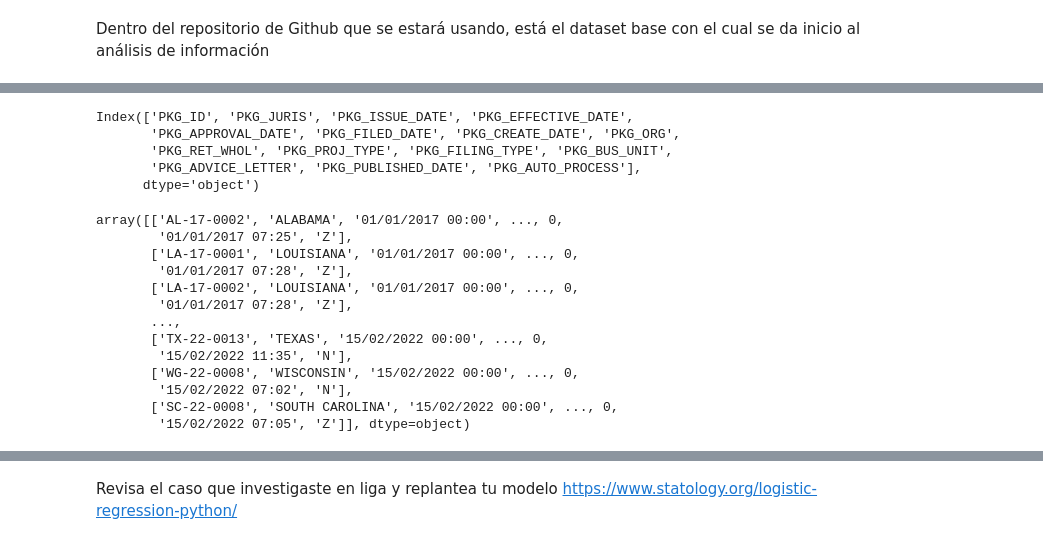
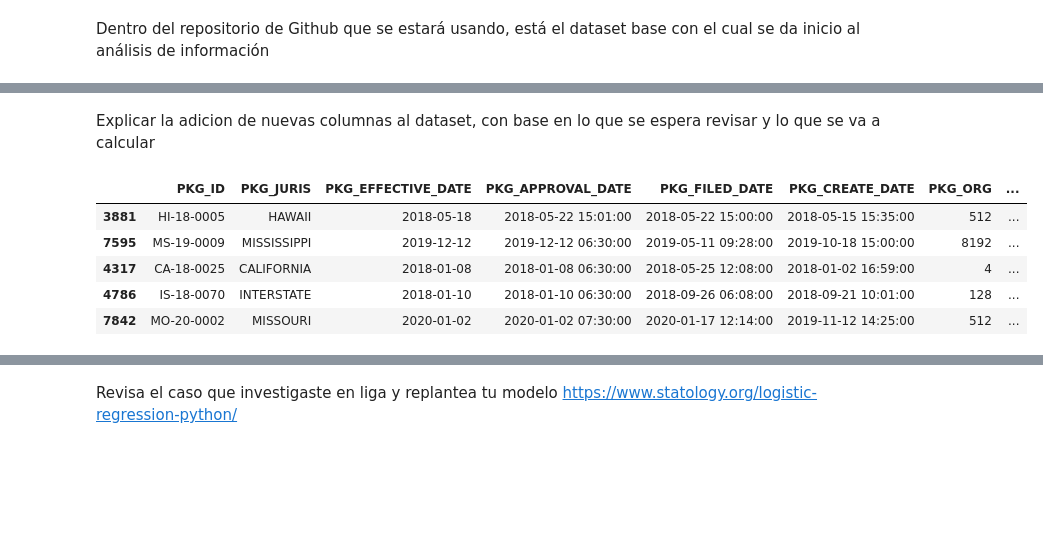
Before and after one commit to wlvvs/FY22-Q2-AI-Hackathon-Anomaly-Detection, a Jupyter notebook: notebooks/AnomalyDetection.ipynb, the cells around one changed output, grey strips where cells are left out. Saved outputs shown, nothing was run; the diff lists cells and outputs as text; code cells hidden in the pictures; blank space fills up the shorter version.

```diff
--- a/notebooks/AnomalyDetection.ipynb
+++ b/notebooks/AnomalyDetection.ipynb
@@ -37,3 +48,6 @@ memory usage: 2.4+ MB
 # %%
-df = df[['PKG_ID', 'PKG_JURIS', 'PKG_ISSUE_DATE', 'PKG_EFFECTIVE_DATE', 'PKG_APPROVAL_DATE', 'PKG_FILED_DATE','PKG_CREATE_DATE', 'PKG_ORG', 'PKG_RET_WHOL', 'PKG_PROJ_TYPE', 'PKG_FILING_TYPE', 'PKG_BUS_UNIT', 'PKG_ADVICE_LETTER', 'PKG_PUBLISHED_DATE', 'PKG_AUTO_PROCESS']]
+df = df[['PKG_ID', 'PKG_JURIS', 'PKG_EFFECTIVE_DATE', 'PKG_APPROVAL_DATE',
+         'PKG_FILED_DATE','PKG_CREATE_DATE', 'PKG_ORG', 'PKG_RET_WHOL',
+         'PKG_PROJ_TYPE', 'PKG_FILING_TYPE', 'PKG_BUS_UNIT', 'PKG_ADVICE_LETTER',
+         'PKG_PUBLISHED_DATE', 'PKG_AUTO_PROCESS']]
 # %%
@@ -178,24 +135,13 @@ memory usage: 1.4+ MB
-# %%
-df.columns
-# %% [output]
-Index(['PKG_ID', 'PKG_JURIS', 'PKG_ISSUE_DATE', 'PKG_EFFECTIVE_DATE',
-       'PKG_APPROVAL_DATE', 'PKG_FILED_DATE', 'PKG_CREATE_DATE', 'PKG_ORG',
-       'PKG_RET_WHOL', 'PKG_PROJ_TYPE', 'PKG_FILING_TYPE', 'PKG_BUS_UNIT',
-       'PKG_ADVICE_LETTER', 'PKG_PUBLISHED_DATE', 'PKG_AUTO_PROCESS'],
-      dtype='object')
-# %%
-df.values
-# %% [output]
-array([['AL-17-0002', 'ALABAMA', '01/01/2017 00:00', ..., 0,
-        '01/01/2017 07:25', 'Z'],
-       ['LA-17-0001', 'LOUISIANA', '01/01/2017 00:00', ..., 0,
-        '01/01/2017 07:28', 'Z'],
-       ['LA-17-0002', 'LOUISIANA', '01/01/2017 00:00', ..., 0,
-        '01/01/2017 07:28', 'Z'],
-       ...,
-       ['TX-22-0013', 'TEXAS', '15/02/2022 00:00', ..., 0,
-        '15/02/2022 11:35', 'N'],
-       ['WG-22-0008', 'WISCONSIN', '15/02/2022 00:00', ..., 0,
-        '15/02/2022 07:02', 'N'],
-       ['SC-22-0008', 'SOUTH CAROLINA', '15/02/2022 00:00', ..., 0,
-        '15/02/2022 07:05', 'Z']], dtype=object)
+# %% [markdown]
+Explicar la adicion de nuevas columnas al dataset, con base en lo que se espera revisar y lo que se va a calcular
+# %%
+df['#Days'] = df['PKG_PUBLISHED_DATE'] - df['PKG_APPROVAL_DATE']
+df['#Days'] = df['#Days']/np.timedelta64(1,'D')
+df.sample(5)
+# %% [output]
+|  | PKG_ID | PKG_JURIS | PKG_EFFECTIVE_DATE | PKG_APPROVAL_DATE | PKG_FILED_DATE | PKG_CREATE_DATE | PKG_ORG | ... |
+| 3881 | HI-18-0005 | HAWAII | 2018-05-18 | 2018-05-22 15:01:00 | 2018-05-22 15:00:00 | 2018-05-15 15:35:00 | 512 | ... |
+| 7595 | MS-19-0009 | MISSISSIPPI | 2019-12-12 | 2019-12-12 06:30:00 | 2019-05-11 09:28:00 | 2019-10-18 15:00:00 | 8192 | ... |
+| 4317 | CA-18-0025 | CALIFORNIA | 2018-01-08 | 2018-01-08 06:30:00 | 2018-05-25 12:08:00 | 2018-01-02 16:59:00 | 4 | ... |
+| 4786 | IS-18-0070 | INTERSTATE | 2018-01-10 | 2018-01-10 06:30:00 | 2018-09-26 06:08:00 | 2018-09-21 10:01:00 | 128 | ... |
+| 7842 | MO-20-0002 | MISSOURI | 2020-01-02 | 2020-01-02 07:30:00 | 2020-01-17 12:14:00 | 2019-11-12 14:25:00 | 512 | ... |
```
Also changed, not shown: parts of 23 cells of this notebook.
